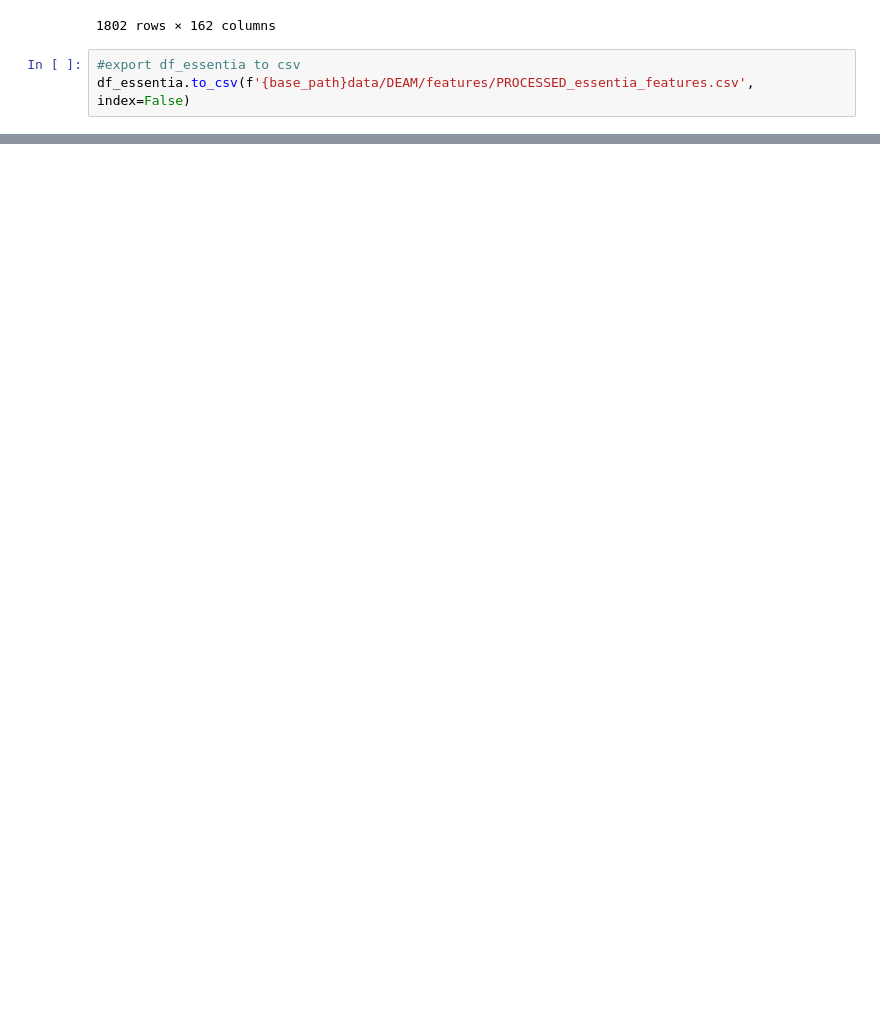
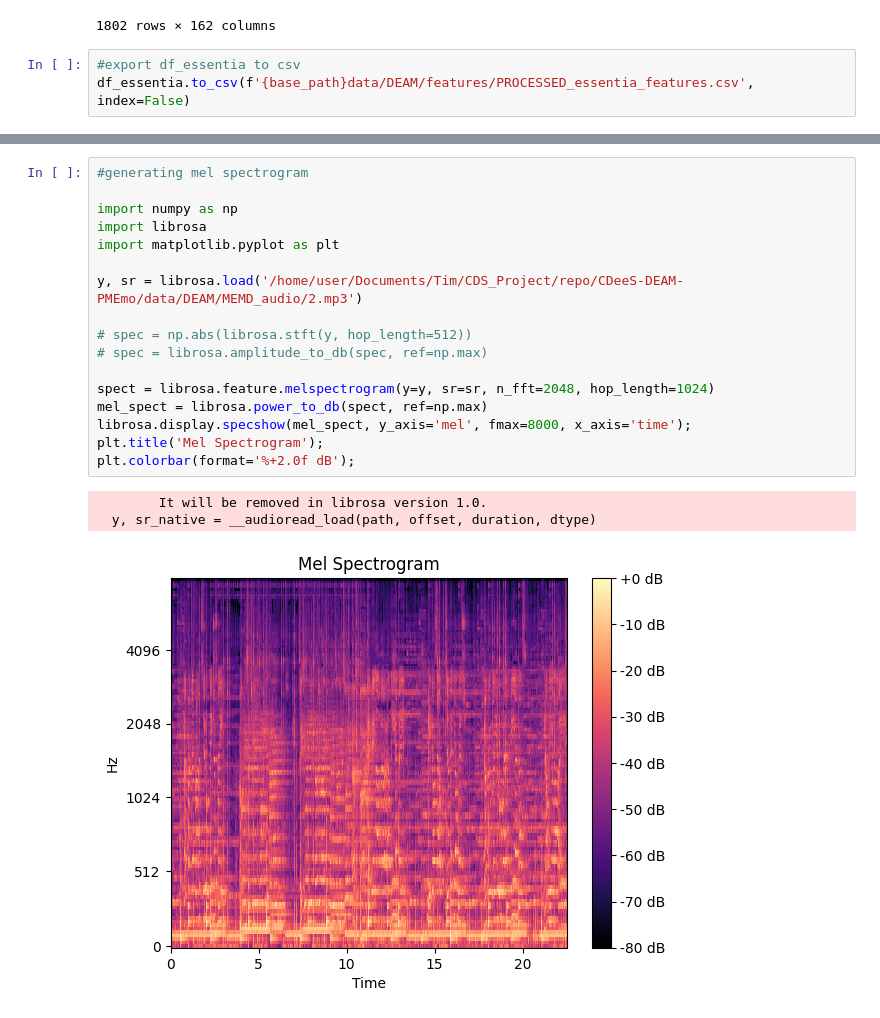
Before and after one commit to Fe-56/CDeeS, a Jupyter notebook: notebooks/deam/deam_cnn.ipynb, the cells around one changed output, grey strips where cells are left out. Saved outputs shown, nothing was run; the diff lists cells and outputs as text; blank space fills up the shorter version.

Commit message:
Mel spectrogram

```diff
--- a/notebooks/deam/deam_cnn.ipynb
+++ b/notebooks/deam/deam_cnn.ipynb
@@ -234,0 +255,21 @@ df_essentia.to_csv(f'{base_path}data/DEAM/features/PROCESSED_essentia_features.c
+# %%
+#generating mel spectrogram
+
+import numpy as np
+import librosa
+import matplotlib.pyplot as plt
+
+y, sr = librosa.load('/home/user/Documents/Tim/CDS_Project/repo/CDeeS-DEAM-PMEmo/data/DEAM/MEMD_audio/2.mp3')
+
+# spec = np.abs(librosa.stft(y, hop_length=512))
+# spec = librosa.amplitude_to_db(spec, ref=np.max)
+
+spect = librosa.feature.melspectrogram(y=y, sr=sr, n_fft=2048, hop_length=1024)
+mel_spect = librosa.power_to_db(spect, ref=np.max)
+librosa.display.specshow(mel_spect, y_axis='mel', fmax=8000, x_axis='time');
+plt.title('Mel Spectrogram');
+plt.colorbar(format='%+2.0f dB');
+# %% [output]
+        It will be removed in librosa version 1.0.
+  y, sr_native = __audioread_load(path, offset, duration, dtype)
+[figure, added]
```
Also changed, not shown: parts of 1 cell of this notebook.
